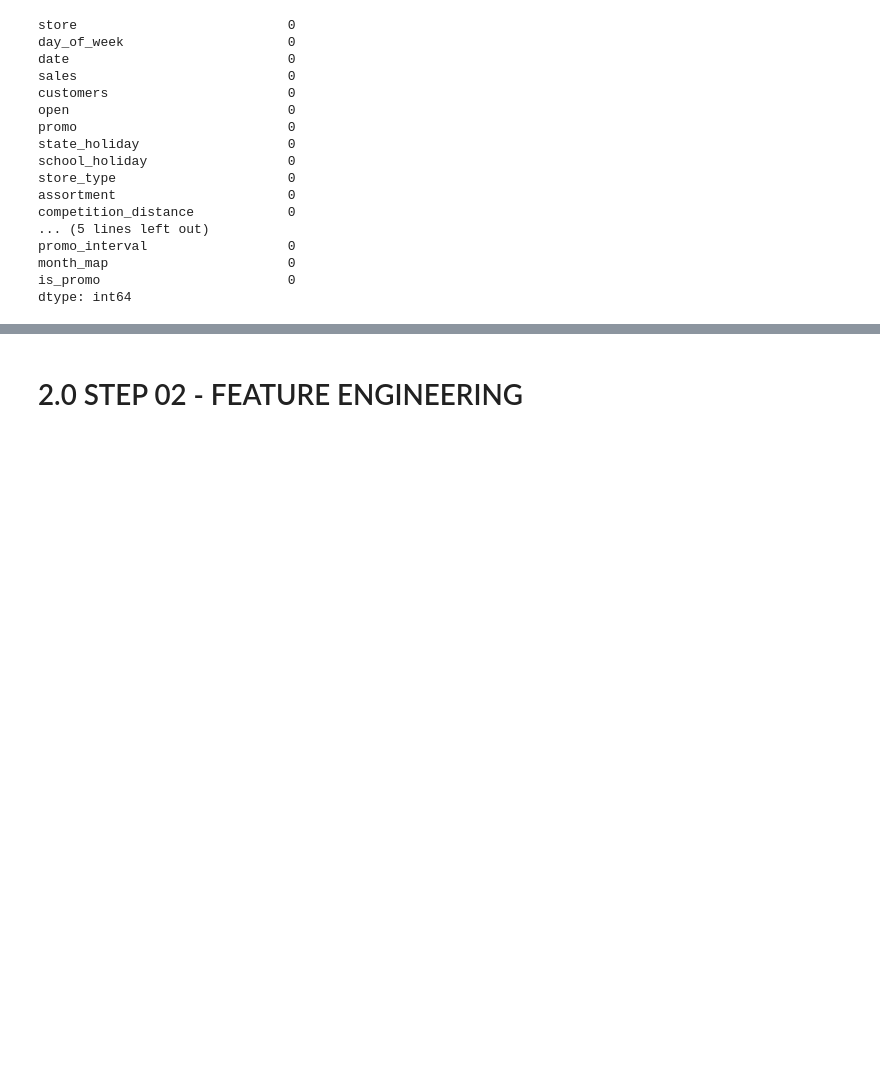
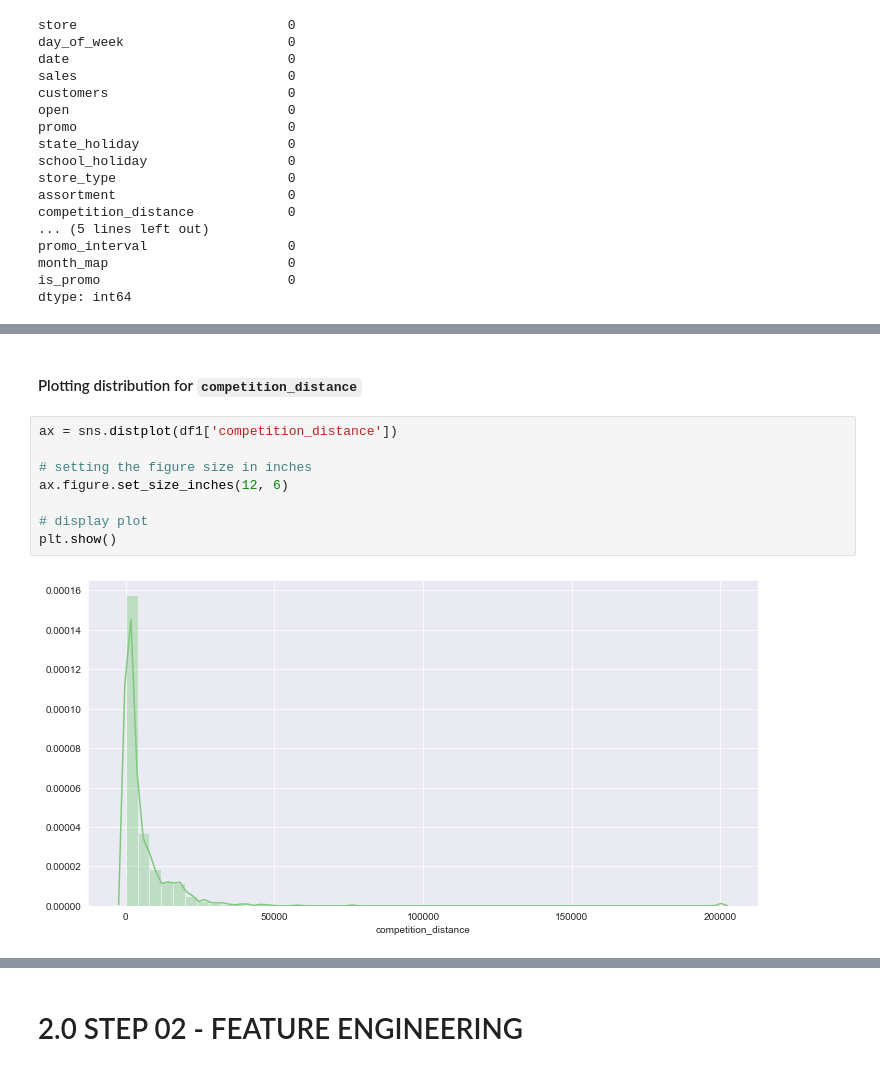
Before and after one commit to brunokatekawa/Curso_DS_Prod, a Jupyter notebook: m03_v01_store_sales_prediction.ipynb, the cells around one changed output, grey strips where cells are left out. Cells and saved outputs as stored; diff of their text form; blank space fills up the shorter version.

```diff
--- a/m03_v01_store_sales_prediction.ipynb
+++ b/m03_v01_store_sales_prediction.ipynb
@@ -266,0 +440,12 @@ dtype: int64
+# %% [markdown]
+#### Plotting distribution for `competition_distance`
+# %%
+ax = sns.distplot(df1['competition_distance'])
+
+# setting the figure size in inches
+ax.figure.set_size_inches(12, 6)
+
+# display plot
+plt.show()
+# %% [output]
+[figure, added]
```
Also changed, not shown: parts of 72 cells of this notebook.
